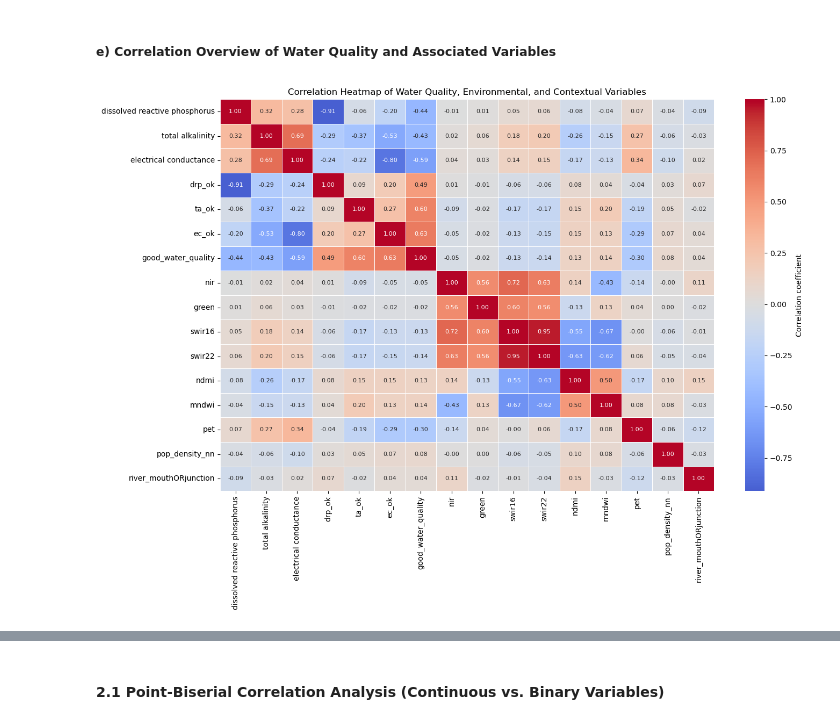
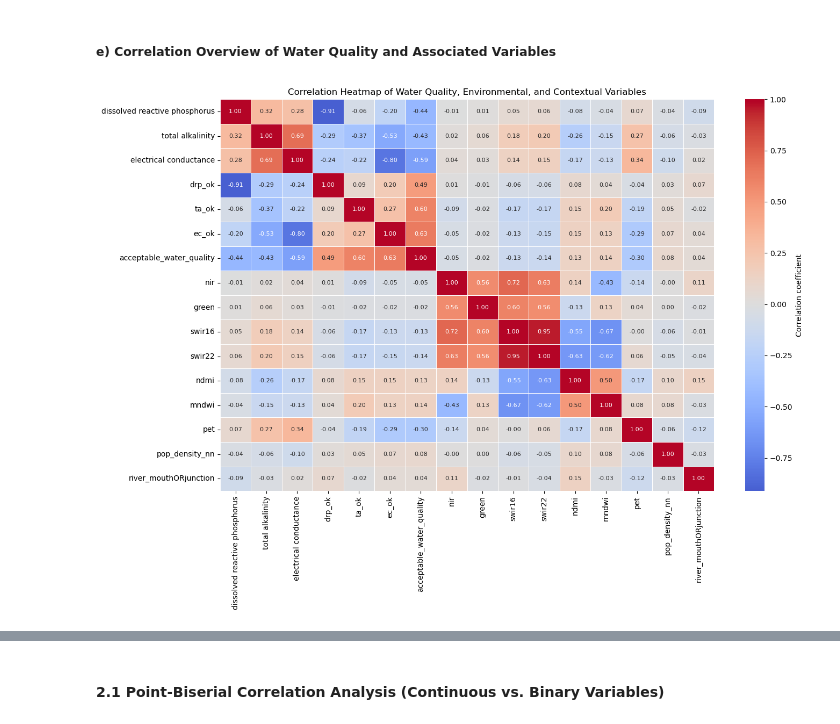
Before and after one commit to kylerod22/siads593-water-sustainability, a Jupyter notebook: 08-rjbest-sungmiki-kylerod-2026winter/src/Summary & Conclusion.ipynb, the cells around one changed output, grey strips where cells are left out. Cells and saved outputs as stored; diff of their text form; code cells hidden in the pictures.

```diff
--- a/08-rjbest-sungmiki-kylerod-2026winter/src/Summary & Conclusion.ipynb
+++ b/08-rjbest-sungmiki-kylerod-2026winter/src/Summary & Conclusion.ipynb
@@ -100,7 +101,7 @@ water_quality_labeled_df["ec_ok"] = (
 ).astype(int)
 
 # Overall water quality label
-water_quality_labeled_df["good_water_quality"] = (
+water_quality_labeled_df["acceptable_water_quality"] = (
     (water_quality_labeled_df["drp_ok"] == 1) &
     (water_quality_labeled_df["ta_ok"] == 1) &
     (water_quality_labeled_df["ec_ok"] == 1)
@@ -164,34 +165,41 @@ Observation: Most sampling locations meet the acceptable thresholds for individu
 # %%
 cols = [
     "dissolved reactive phosphorus",
     "total alkalinity",
     "electrical conductance",
-    "drp_ok", "ta_ok", "ec_ok", "good_water_quality",
+    "drp_ok", "ta_ok", "ec_ok", "acceptable_water_quality",
     "nir", "green", "swir16", "swir22",
     "ndmi", "mndwi",
     "pet",
     "pop_density_nn",
     "river_mouthORjunction"
 ]
+
+# Create custom blue–white–orange colormap for the report
+custom_cmap = LinearSegmentedColormap.from_list(
+    "mycmap",
+    ['#DB7629', '#FFFFFF', '#0E86E0']   # orange → white → blue
+)
+
 corr_matrix = water_quality_labeled_df[cols].corr()
 
 plt.figure(figsize=(14, 10))
 sns.heatmap(
     corr_matrix,
     cmap="coolwarm",
     center=0,
     linewidths=0.5,
     annot=True,          # <-- show numbers
     fmt=".2f",           # <-- 2 decimal places
     annot_kws={"size": 8},
     cbar_kws={"label": "Correlation coefficient"}
 )
 
 plt.title("Correlation Heatmap of Water Quality, Environmental, and Contextual Variables")
 plt.tight_layout()
 plt.show()
 # %% [output]
-[figure, old version]
+[figure, new version]
 # %% [markdown]
 ##### f) Key Takeaways from the Correlation Analysis
 
```
Also changed, not shown: parts of 7 cells of this notebook.
